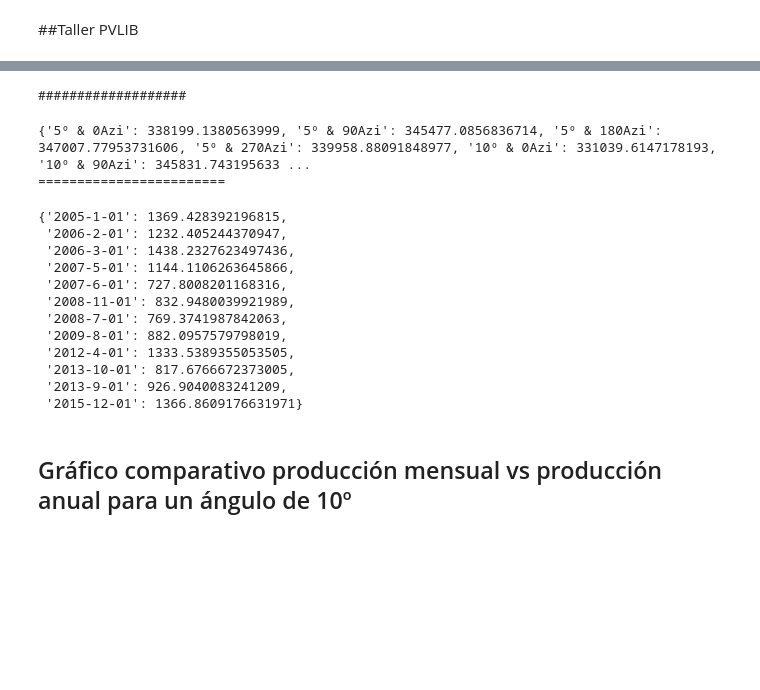
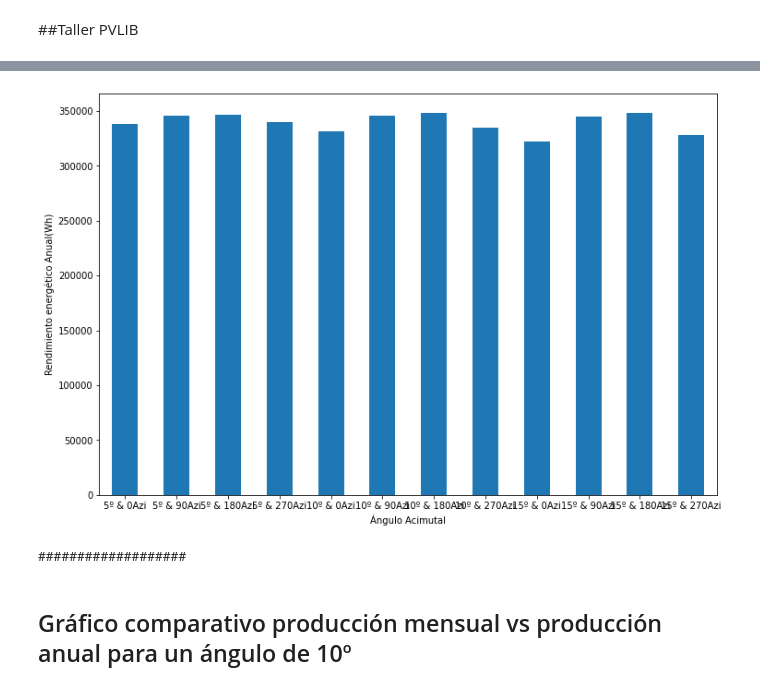
Before and after one commit to MGonzalez506/Dimensionamiento_PV, a Jupyter notebook: Simulación_y_Dimensionamiento.ipynb, the cells around one changed output, grey strips where cells are left out. Saved outputs shown, nothing was run; the diff lists cells and outputs as text; code cells hidden in the pictures; blank space fills up the shorter version.

```diff
--- a/Simulación_y_Dimensionamiento.ipynb
+++ b/Simulación_y_Dimensionamiento.ipynb
@@ -179,5 +179,13 @@ for tilt_angle in tilt_testing:
         if selected_azimuth_angle == azimuth_angle and selected_tilt_angle == tilt_angle:
           selected_data = ac
           selected_data_annual_energy = annual_energy
+# %%
+energies = pd.Series(energies)
+energies.plot(kind='bar',rot=0)
+plt.ylabel('Rendimiento energético Anual(Wh)')
+plt.xlabel('Ángulo Acimutal')
+plt.show()
+# %% [output]
+[figure, added]
 # %%
 #print(last_ac.keys())
@@ -192,25 +199,6 @@ for i in selected_months:
   estudio_por_mes[mes] = float(sumatoria)
 # %% [output]
 ###################
-# %%
-print(energies)
-print("========================")
-estudio_por_mes
-# %% [output]
-{'5º & 0Azi': 338199.1380563999, '5º & 90Azi': 345477.0856836714, '5º & 180Azi': 347007.77953731606, '5º & 270Azi': 339958.88091848977, '10º & 0Azi': 331039.6147178193, '10º & 90Azi': 345831.743195633 ...
-========================
-{'2005-1-01': 1369.428392196815,
- '2006-2-01': 1232.405244370947,
- '2006-3-01': 1438.2327623497436,
- '2007-5-01': 1144.1106263645866,
- '2007-6-01': 727.8008201168316,
- '2008-11-01': 832.9480039921989,
- '2008-7-01': 769.3741987842063,
- '2009-8-01': 882.0957579798019,
- '2012-4-01': 1333.5389355053505,
- '2013-10-01': 817.6766672373005,
- '2013-9-01': 926.9040083241209,
- '2015-12-01': 1366.8609176631971}
 # %% [markdown]
 ## Gráfico comparativo producción mensual vs producción anual para un ángulo de 10º
 # %%
```
Also changed, not shown: parts of 2 cells of this notebook.
